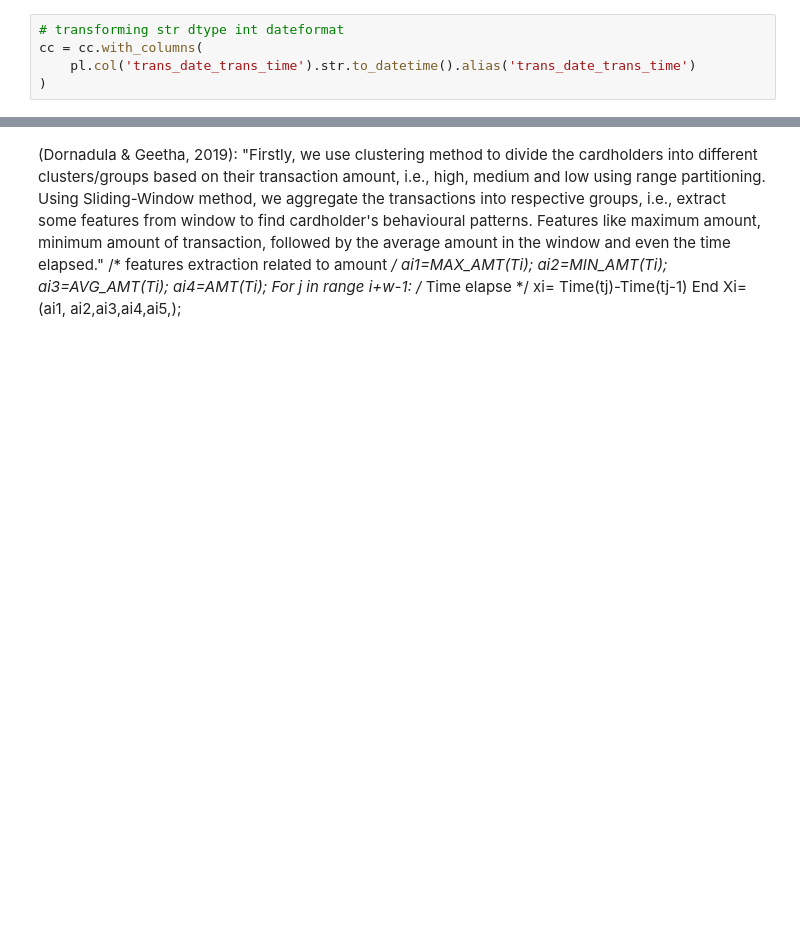
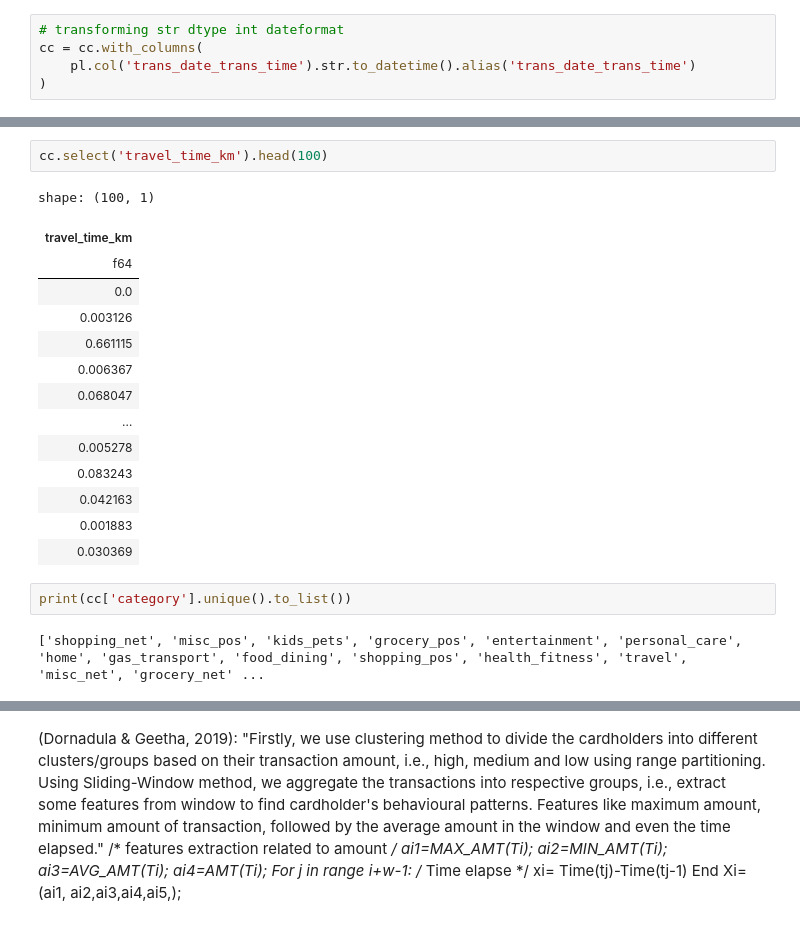
Before and after one commit to arnopopanda-UWM/ML-UWM-April-26, a Jupyter notebook: CC_Fraud_v2.ipynb, the cells around one changed output, grey strips where cells are left out. Drawn from its saved outputs; the diff is of its cells as text; blank space fills up the shorter version.

```diff
--- a/CC_Fraud_v2.ipynb
+++ b/CC_Fraud_v2.ipynb
@@ -175,0 +179,21 @@ cc = cc.with_columns(
+# %%
+cc.select('travel_time_km').head(100)
+# %% [output]
+shape: (100, 1)
+| travel_time_km |
+| f64 |
+| 0.0 |
+| 0.003126 |
+| 0.661115 |
+| 0.006367 |
+| 0.068047 |
+| … |
+| 0.005278 |
+| 0.083243 |
+| 0.042163 |
+| 0.001883 |
+| 0.030369 |
+# %%
+print(cc['category'].unique().to_list())
+# %% [output]
+['shopping_net', 'misc_pos', 'kids_pets', 'grocery_pos', 'entertainment', 'personal_care', 'home', 'gas_transport', 'food_dining', 'shopping_pos', 'health_fitness', 'travel', 'misc_net', 'grocery_net' ...
```
Also changed, not shown: parts of 15 cells of this notebook, 3 other files.
